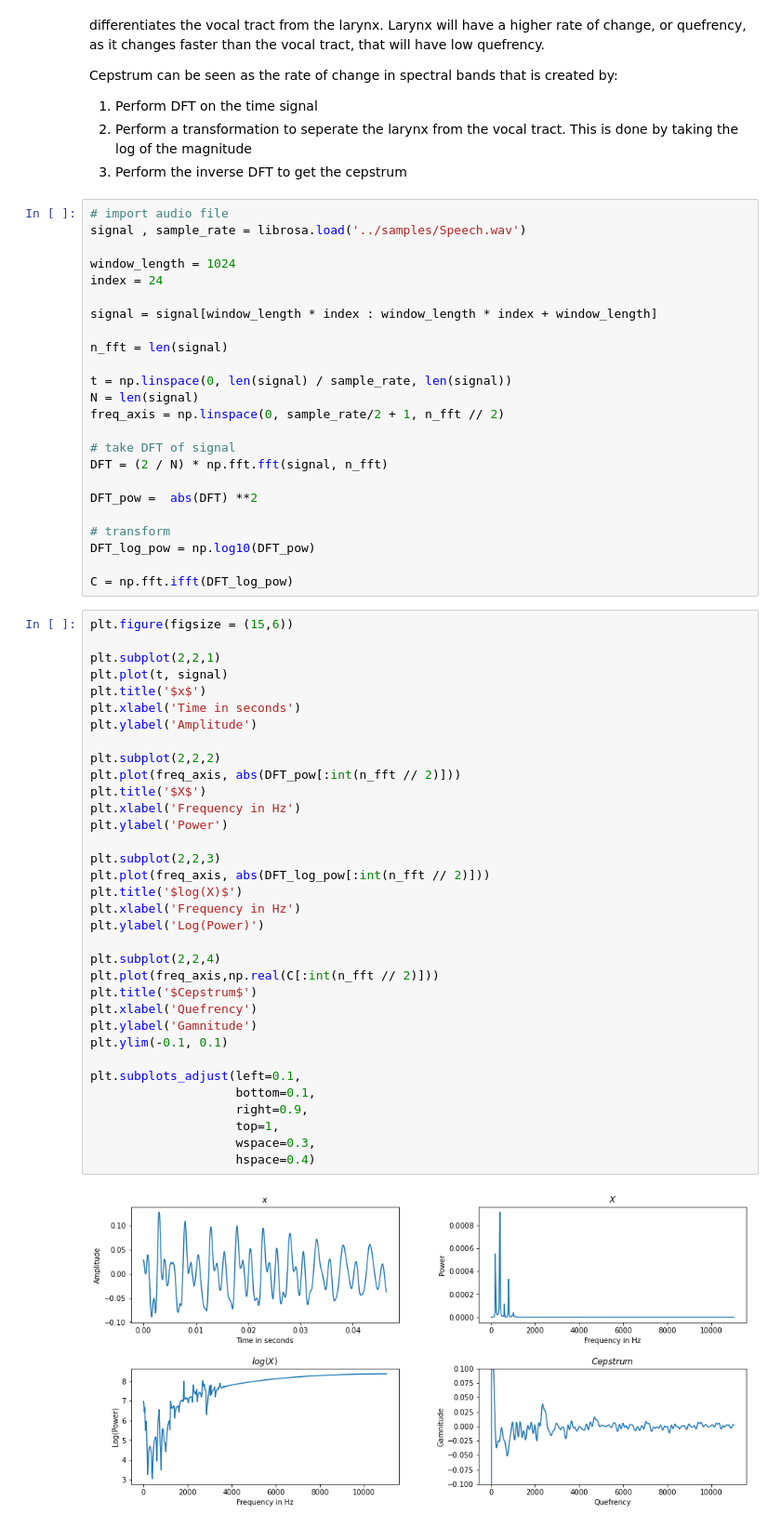
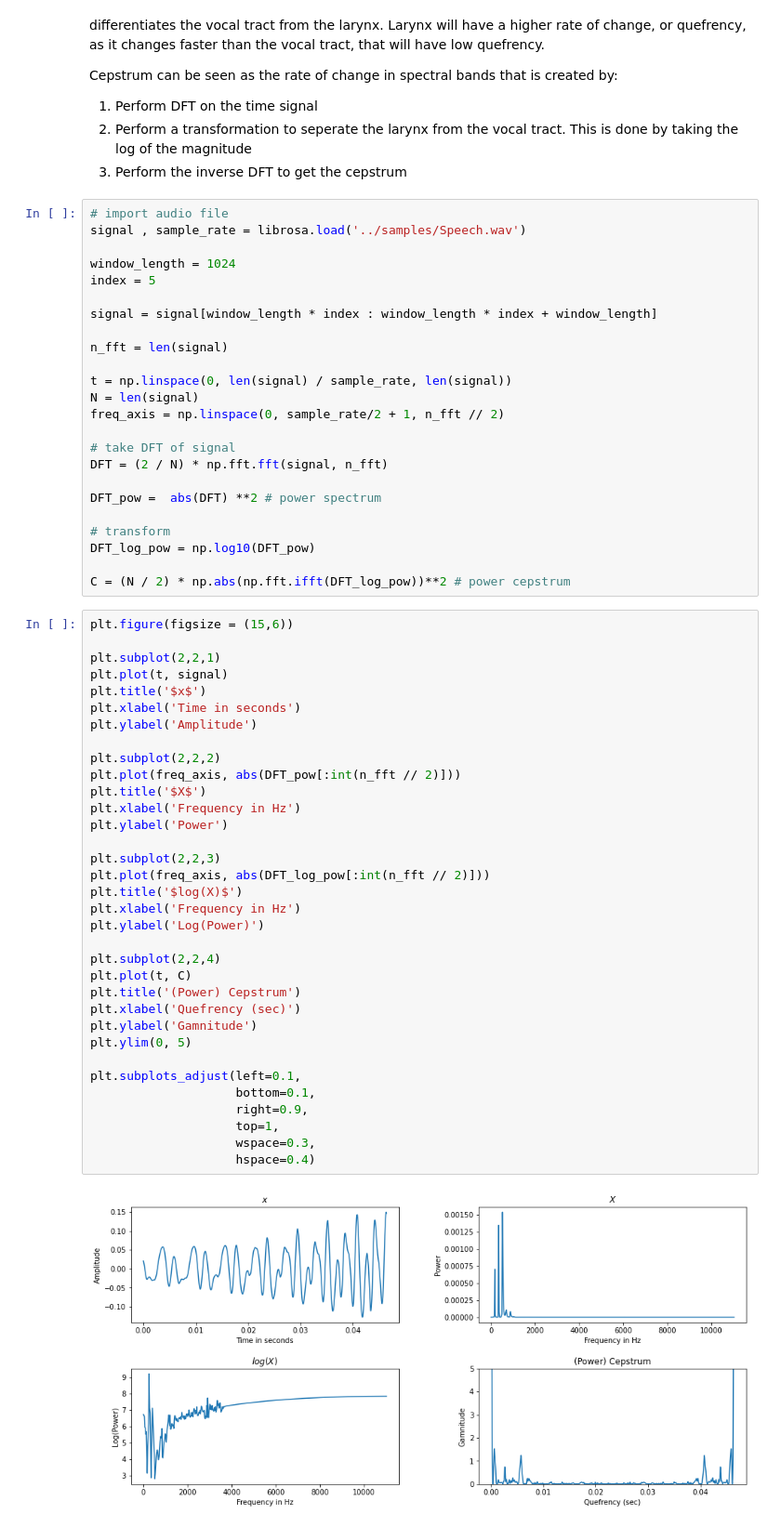
Before and after one commit to HNuijens/PythonAudioProcessing, a Jupyter notebook: Analysis/MFCC.ipynb, the cells around one changed output. Shown: that part at 93% size. Saved outputs shown, nothing was run; the diff lists cells and outputs as text.

Commit message:
calculated power cepstrum

```diff
--- a/Analysis/MFCC.ipynb
+++ b/Analysis/MFCC.ipynb
@@ -290,7 +284,7 @@ Cepstrum can be seen as the rate of change in spectral bands that is created by:
 signal , sample_rate = librosa.load('../samples/Speech.wav')
 
 window_length = 1024
-index = 24
+index = 5
 
 signal = signal[window_length * index : window_length * index + window_length]
 
@@ -303,45 +297,45 @@ freq_axis = np.linspace(0, sample_rate/2 + 1, n_fft // 2)
 # take DFT of signal
 DFT = (2 / N) * np.fft.fft(signal, n_fft)
 
-DFT_pow =  abs(DFT) **2
+DFT_pow =  abs(DFT) **2 # power spectrum
 
 # transform
 DFT_log_pow = np.log10(DFT_pow)
 
-C = np.fft.ifft(DFT_log_pow)
+C = (N / 2) * np.abs(np.fft.ifft(DFT_log_pow))**2 # power cepstrum
 # %%
 plt.figure(figsize = (15,6))
 
 plt.subplot(2,2,1)
 plt.plot(t, signal)
 plt.title('$x$')
 plt.xlabel('Time in seconds')
 plt.ylabel('Amplitude')
 
 plt.subplot(2,2,2)
 plt.plot(freq_axis, abs(DFT_pow[:int(n_fft // 2)]))
 plt.title('$X$')
 plt.xlabel('Frequency in Hz')
 plt.ylabel('Power')
 
 plt.subplot(2,2,3)
 plt.plot(freq_axis, abs(DFT_log_pow[:int(n_fft // 2)]))
 plt.title('$log(X)$')
 plt.xlabel('Frequency in Hz')
 plt.ylabel('Log(Power)')
 
 plt.subplot(2,2,4)
-plt.plot(freq_axis,np.real(C[:int(n_fft // 2)]))
-plt.title('$Cepstrum$')
-plt.xlabel('Quefrency')
+plt.plot(t, C)
+plt.title('(Power) Cepstrum')
+plt.xlabel('Quefrency (sec)')
 plt.ylabel('Gamnitude')
-plt.ylim(-0.1, 0.1)
+plt.ylim(0, 5)
 
 plt.subplots_adjust(left=0.1,
                     bottom=0.1,
                     right=0.9,
                     top=1,
                     wspace=0.3,
                     hspace=0.4)
 # %% [output]
-[figure, old version]
+[figure, new version]
```
Also changed, not shown: parts of 23 cells of this notebook.
